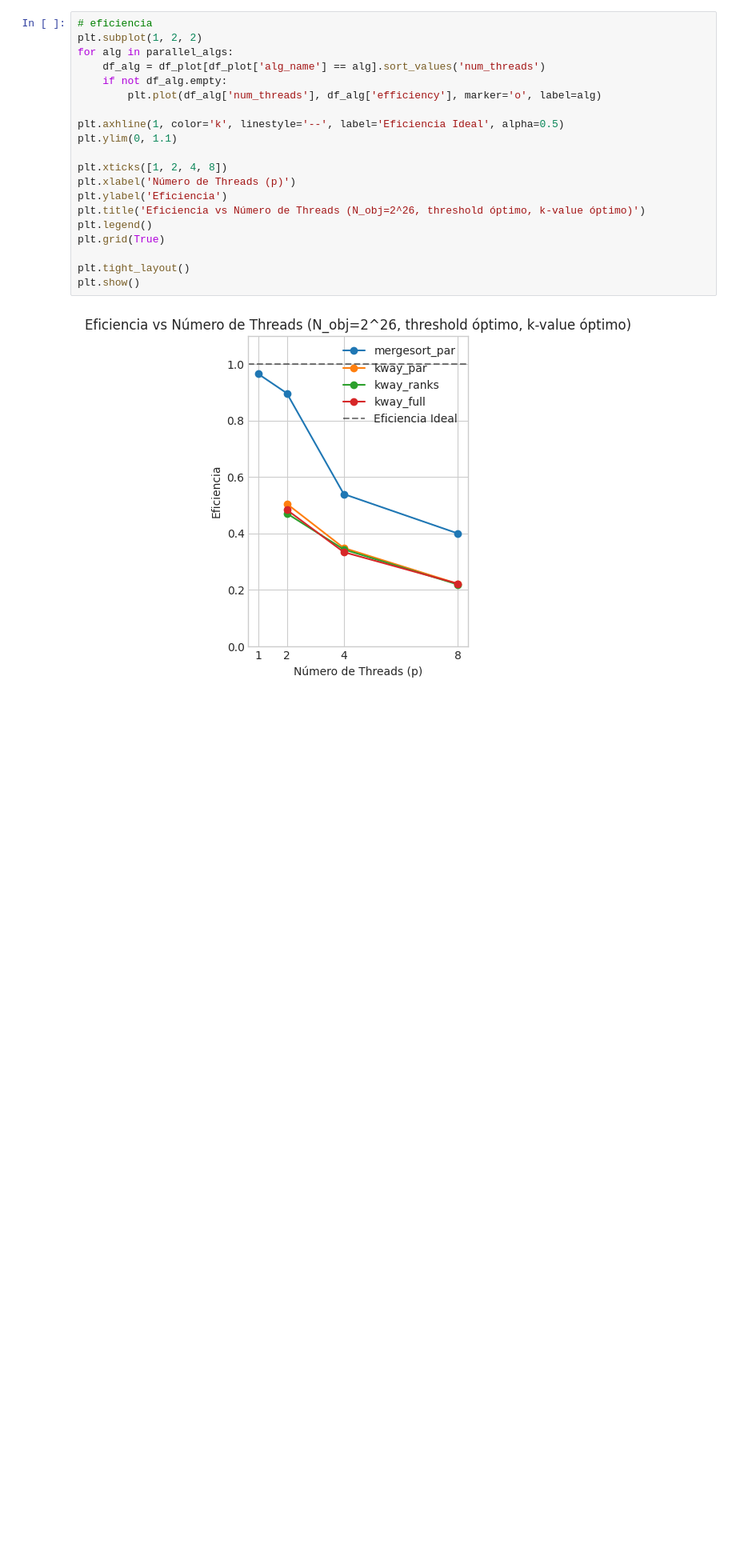
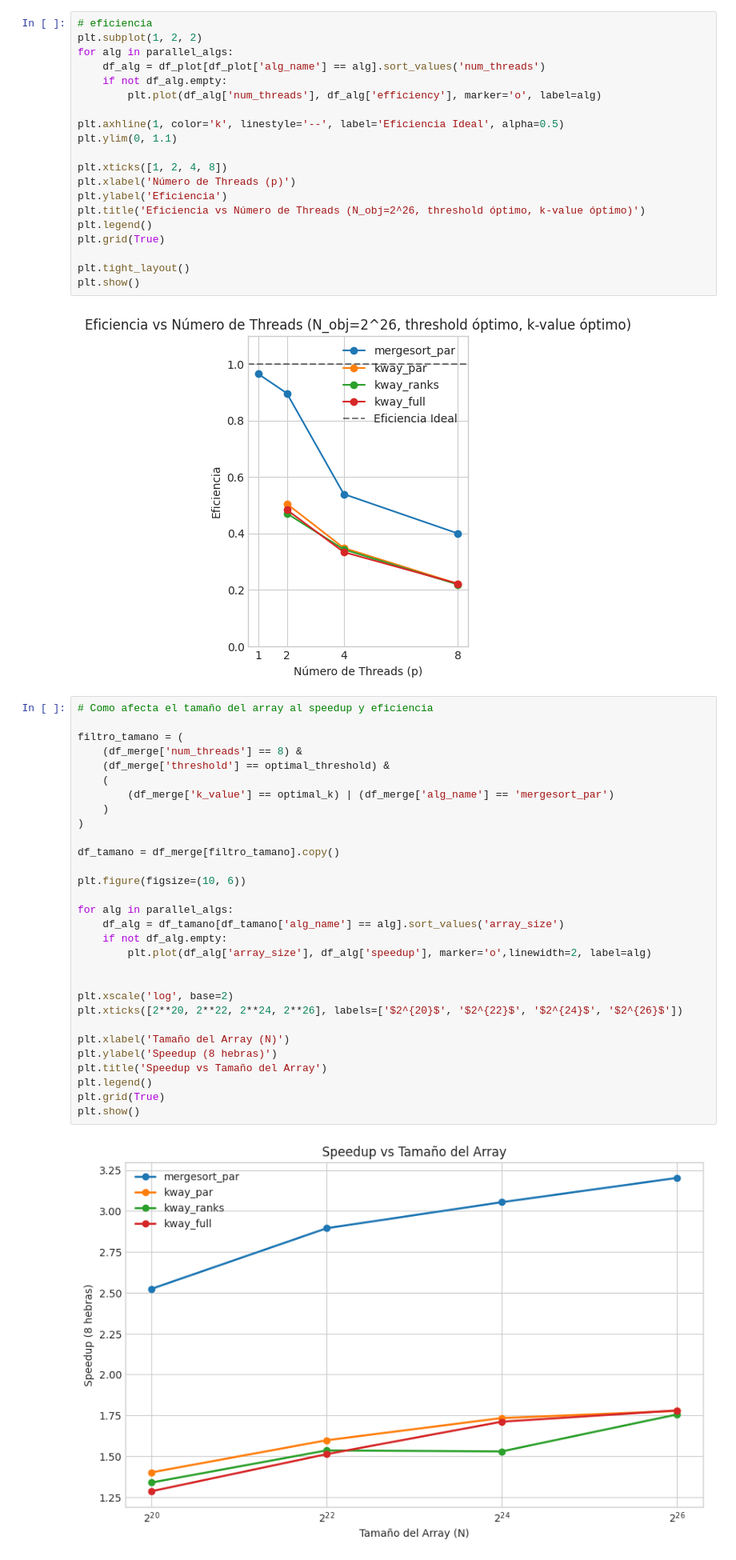
Before and after one commit to alanyur/Tarea-1-Sistemas-Distribuidos-y-Paralelos, a Jupyter notebook: analisis.ipynb, the cells around one changed output. Shown at 80% size. Cells and saved outputs as stored; diff of their text form; blank space fills up the shorter version.

Commit message:
visualizacion ley de gustafson

```diff
--- a/analisis.ipynb
+++ b/analisis.ipynb
@@ -152,3 +152,35 @@ plt.tight_layout()
 plt.show()
 # %% [output]
 [figure]
+# %%
+# Como afecta el tamaño del array al speedup y eficiencia
+
+filtro_tamano = (
+    (df_merge['num_threads'] == 8) &
+    (df_merge['threshold'] == optimal_threshold) &
+    (
+        (df_merge['k_value'] == optimal_k) | (df_merge['alg_name'] == 'mergesort_par')
+    )
+)
+
+df_tamano = df_merge[filtro_tamano].copy()
+
+plt.figure(figsize=(10, 6))
+
+for alg in parallel_algs:
+    df_alg = df_tamano[df_tamano['alg_name'] == alg].sort_values('array_size')
+    if not df_alg.empty:
+        plt.plot(df_alg['array_size'], df_alg['speedup'], marker='o',linewidth=2, label=alg)
+
+
+plt.xscale('log', base=2)
+plt.xticks([2**20, 2**22, 2**24, 2**26], labels=['$2^{20}$', '$2^{22}$', '$2^{24}$', '$2^{26}$'])
+
+plt.xlabel('Tamaño del Array (N)')
+plt.ylabel('Speedup (8 hebras)')
+plt.title('Speedup vs Tamaño del Array')
+plt.legend()
+plt.grid(True)
+plt.show()
+# %% [output]
+[figure, added]
```
